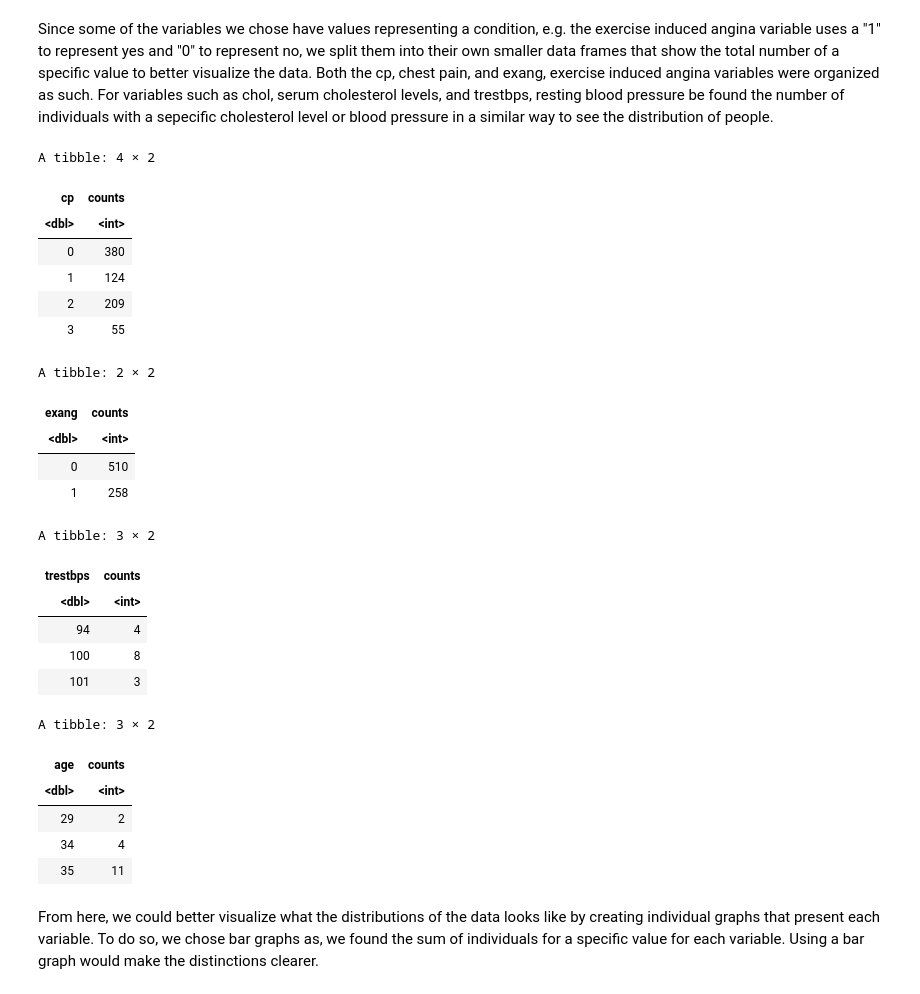
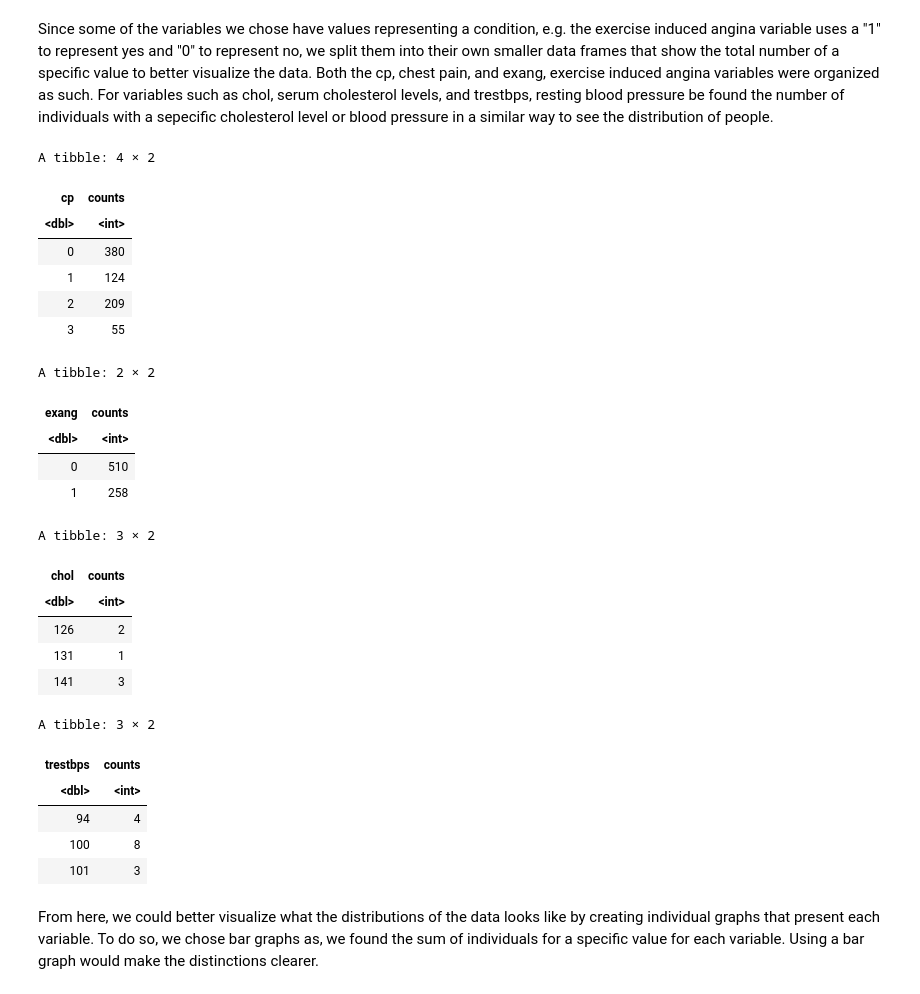
Before and after one commit to jennywyzhao/dsci-group-project-002-14, a Jupyter notebook: Project-Proposal.ipynb, the cells around one changed output. Drawn from its saved outputs; the diff is of its cells as text; code cells hidden in the pictures.

```diff
--- a/Project-Proposal.ipynb
+++ b/Project-Proposal.ipynb
@@ -73,52 +82,45 @@ cp_val
 exang_val <- heart_train |>
    group_by(exang)|>
    summarise(counts=n())
 exang_val
 
 
 chol_val <- heart_train |>
    group_by(chol)|>
    summarise(counts=n(),
             .groups = 'drop')
-
-
+slice(chol_val, (1:3))
 
 trestbps_val <- heart_train |>
        group_by(trestbps) |>
   summarise(counts=n(),
             .groups = 'drop')
 slice(trestbps_val, (1:3))
-
-age_val <- heart_train |>
-       group_by(age) |>
-  summarise(counts=n(),
-            .groups = 'drop')
-slice(age_val, (1:3))
 # %% [output]
 A tibble: 4 × 2
 | cp | counts |
 | <dbl> | <int> |
 | 0 | 380 |
 | 1 | 124 |
 | 2 | 209 |
 | 3 | 55 |
 A tibble: 2 × 2
 | exang | counts |
 | <dbl> | <int> |
 | 0 | 510 |
 | 1 | 258 |
 A tibble: 3 × 2
-| trestbps | counts |
+| chol | counts |
 | <dbl> | <int> |
-| 94 | 4 |
-| 100 | 8 |
-| 101 | 3 |
+| 126 | 2 |
+| 131 | 1 |
+| 141 | 3 |
 A tibble: 3 × 2
-| age | counts |
+| trestbps | counts |
 | <dbl> | <int> |
-| 29 | 2 |
-| 34 | 4 |
-| 35 | 11 |
+| 94 | 4 |
+| 100 | 8 |
+| 101 | 3 |
 # %% [markdown]
 From here, we could better visualize what the distributions of the data looks like by creating individual graphs that present each variable. To do so, we chose bar graphs as, we found the sum of individuals for a specific value for each variable. Using a bar graph would make the distinctions clearer.
 # %%
```
Also changed, not shown: parts of 2 cells of this notebook.
